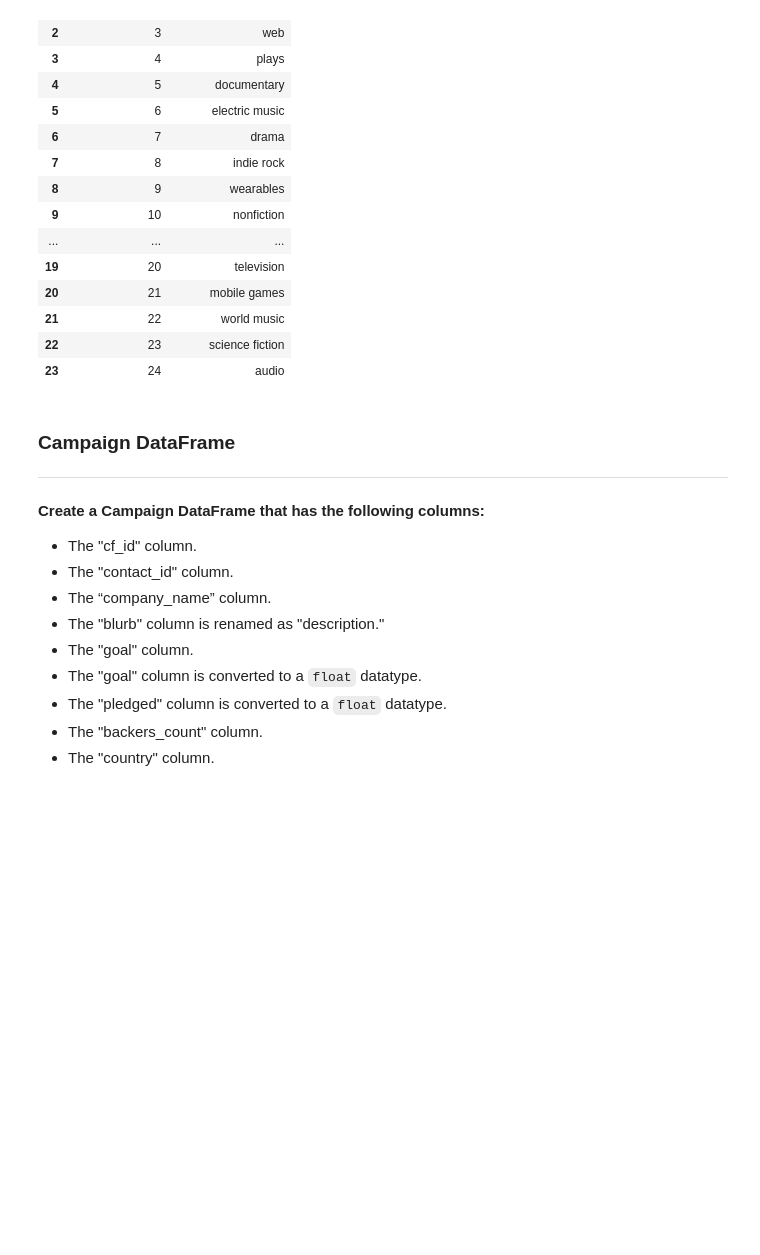
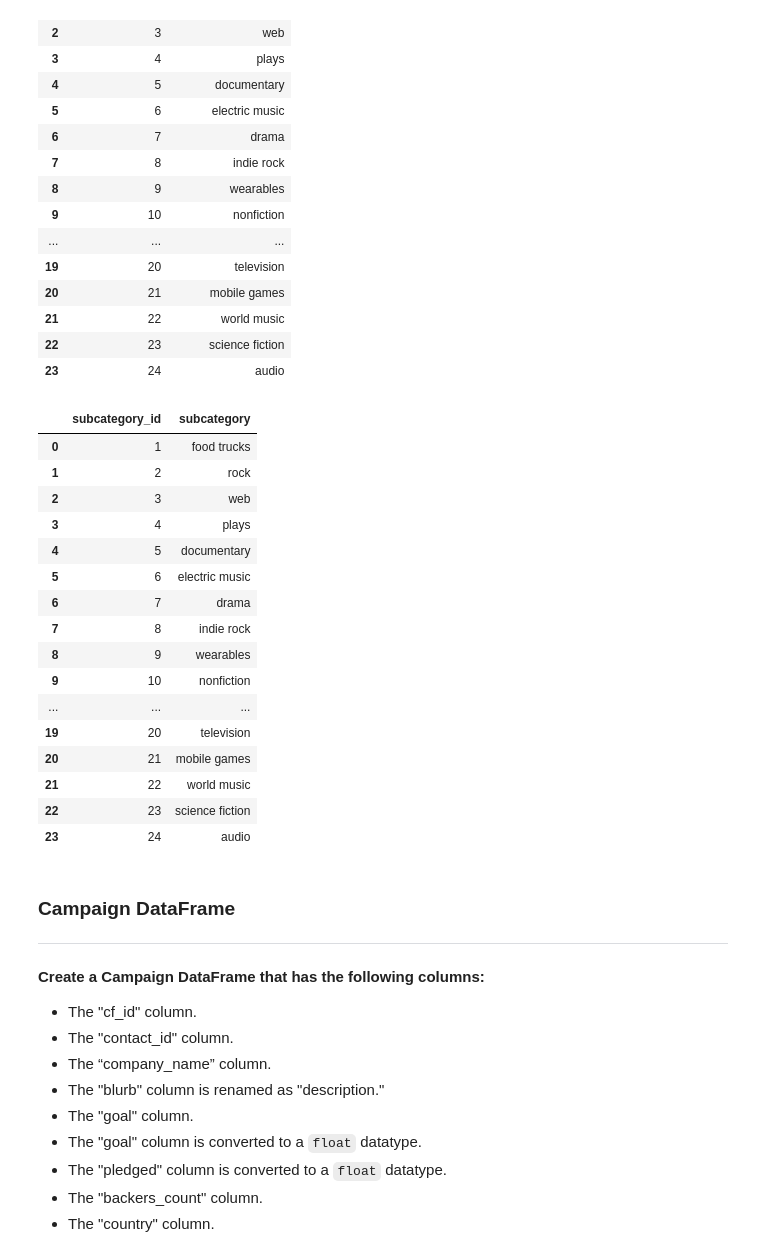
Before and after one commit to dspataru/Crowdfunding_ETL, a Jupyter notebook: ETL_Mini_Project_DSpataru_JBamba.ipynb, the cells around one changed output. Saved outputs shown, nothing was run; the diff lists cells and outputs as text; code cells hidden in the pictures; blank space fills up the shorter version.

```diff
--- a/ETL_Mini_Project_DSpataru_JBamba.ipynb
+++ b/ETL_Mini_Project_DSpataru_JBamba.ipynb
@@ -156,6 +174,31 @@ subcategory_df
 | 21 | 22 | world music |
 | 22 | 23 | science fiction |
 | 23 | 24 | audio |
+# %%
+rename = {
+    'subcategory_name': 'subcategory'
+}
+
+subcategory_df.rename(columns=rename, inplace=True)
+subcategory_df
+# %% [output]
+|  | subcategory_id | subcategory |
+| 0 | 1 | food trucks |
+| 1 | 2 | rock |
+| 2 | 3 | web |
+| 3 | 4 | plays |
+| 4 | 5 | documentary |
+| 5 | 6 | electric music |
+| 6 | 7 | drama |
+| 7 | 8 | indie rock |
+| 8 | 9 | wearables |
+| 9 | 10 | nonfiction |
+| ... | ... | ... |
+| 19 | 20 | television |
+| 20 | 21 | mobile games |
+| 21 | 22 | world music |
+| 22 | 23 | science fiction |
+| 23 | 24 | audio |
 # %%
 # Export categories_df and subcategories_df as CSV files.
 category_df.to_csv("Resources/category.csv", index=False)
```
Also changed, not shown: parts of 21 cells of this notebook, 3 other files.
